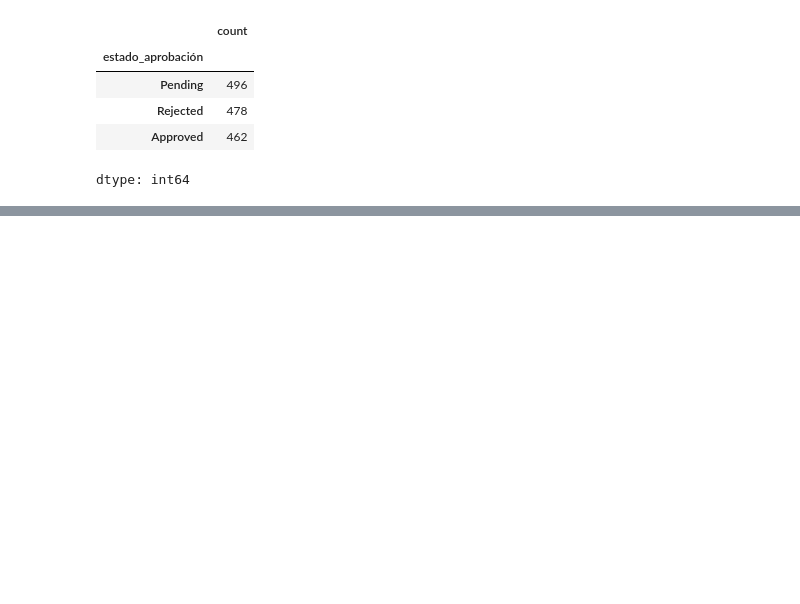
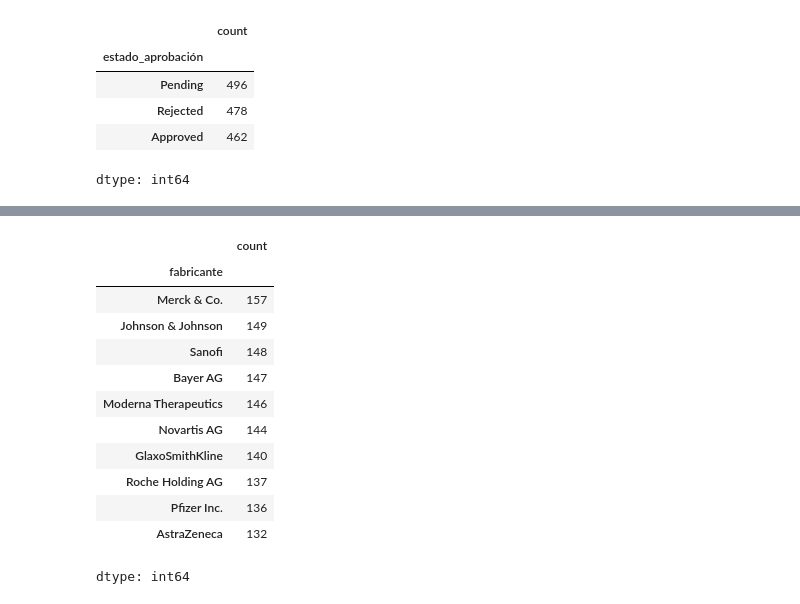
Before and after one commit to r2x4/aprendiendo_machine, a Jupyter notebook: machine.ipynb, the cells around one changed output, grey strips where cells are left out. Cells and saved outputs as stored; diff of their text form; code cells hidden in the pictures; blank space fills up the shorter version.

```diff
--- a/machine.ipynb
+++ b/machine.ipynb
@@ -217,0 +222,16 @@ dtype: int64
+# %%
+datos_ml['fabricante'].value_counts()
+# %% [output]
+|  | count |
+| fabricante |  |
+| Merck & Co. | 157 |
+| Johnson & Johnson | 149 |
+| Sanofi | 148 |
+| Bayer AG | 147 |
+| Moderna Therapeutics | 146 |
+| Novartis AG | 144 |
+| GlaxoSmithKline | 140 |
+| Roche Holding AG | 137 |
+| Pfizer Inc. | 136 |
+| AstraZeneca | 132 |
+dtype: int64
```
Also changed, not shown: parts of 15 cells of this notebook.
